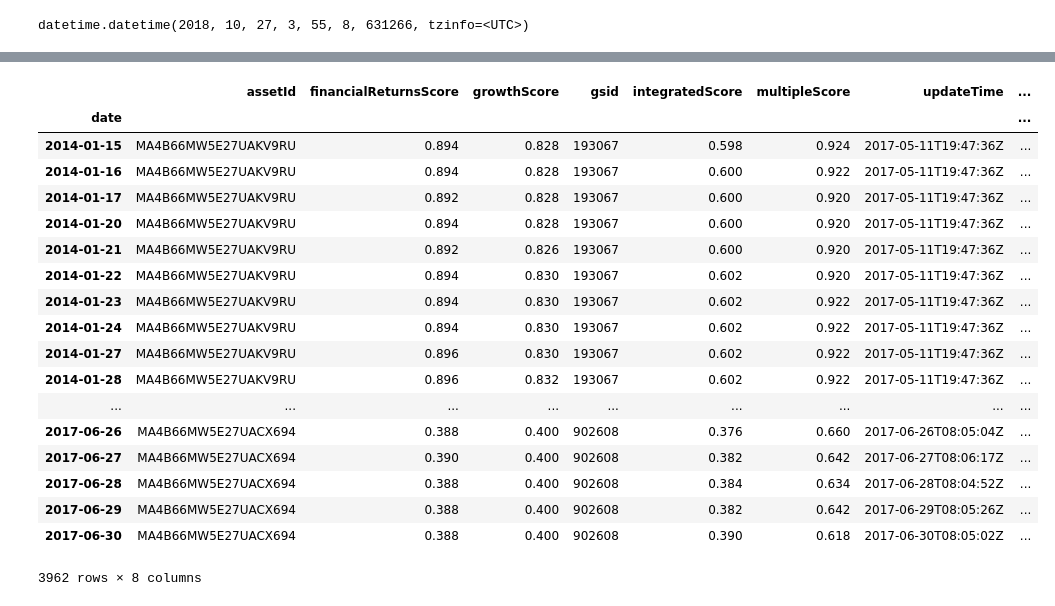
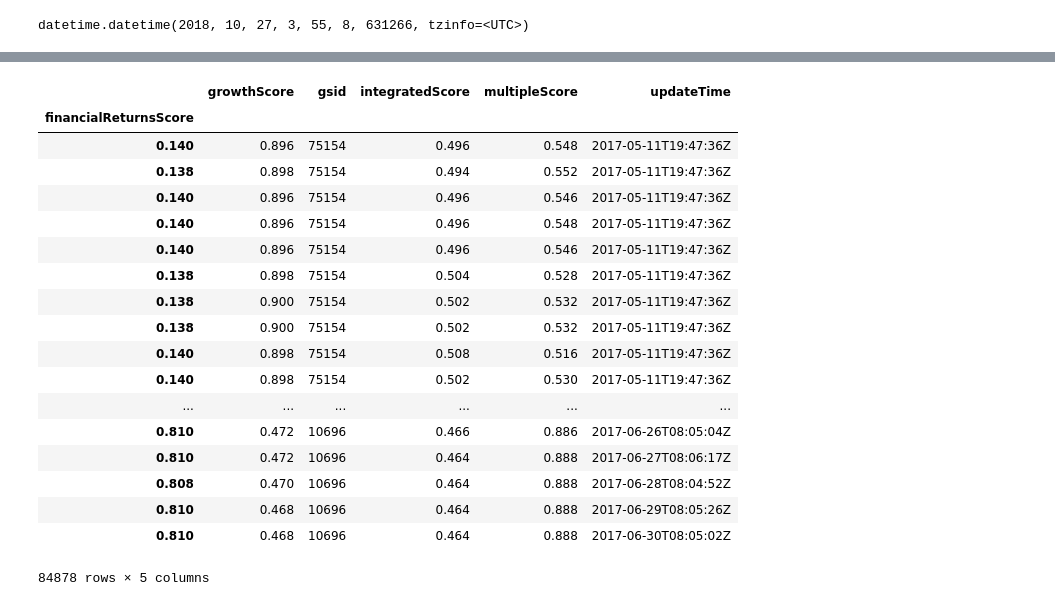
Before and after one commit to warrendeng/TickerPicker, a Jupyter notebook: gs_data_collection.ipynb, the cells around one changed output, grey strips where cells are left out. Saved outputs shown, nothing was run; the diff lists cells and outputs as text; code cells hidden in the pictures.

```diff
--- a/gs_data_collection.ipynb
+++ b/gs_data_collection.ipynb
@@ -24,15 +24,15 @@ datetime.datetime(2018, 10, 27, 3, 55, 8, 631266, tzinfo=<UTC>)
 # %%
 # parse all stock data
 gsids = ds.get_coverage()['gsid'].values.tolist()
-data = ds.get_data(date(2014, 1, 15), date(2019, 1, 15), gsid=gsids[0:5])
+data = ds.get_data(date(2014, 1, 15), date(2019, 1, 15))
 # data = ds.get_data(past_date, current_date, gsid=gsids[0:5])
 # data.head()
 
-for idx, row in data.iterrows():
-    marqueeAssetId = row['assetId']
-    asset = SecurityMaster.get_asset(marqueeAssetId, AssetIdentifier.MARQUEE_ID)
-#     print("processing...", asset.name, end=', ')
-    data.loc[data['assetId'] == marqueeAssetId, 'assetName'] = asset.name
+# for idx, row in data.iterrows():
+#     marqueeAssetId = row['assetId']
+#     asset = SecurityMaster.get_asset(marqueeAssetId, AssetIdentifier.MARQUEE_ID)
+# #     print("processing...", asset.name, end=', ')
+#     data.loc[data['assetId'] == marqueeAssetId, 'assetName'] = asset.name
 
 data.to_pickle("./gs_sec_data.pkl")
-data.head()
+# data.head()
@@ -75,24 +60,23 @@ data.head(n=25)
 # %%
-import csv
-data.to_csv("./gs_sec_data.csv", sep=',')
+data.to_csv("./gs_sec_data.csv", sep=',', index=False)
 pd.read_csv('gs_sec_data.csv', index_col=0)
 # %% [output]
-|  | assetId | financialReturnsScore | growthScore | gsid | integratedScore | multipleScore | updateTime | ... |
-| date |  |  |  |  |  |  |  | ... |
-| 2014-01-15 | MA4B66MW5E27UAKV9RU | 0.894 | 0.828 | 193067 | 0.598 | 0.924 | 2017-05-11T19:47:36Z | ... |
-| 2014-01-16 | MA4B66MW5E27UAKV9RU | 0.894 | 0.828 | 193067 | 0.600 | 0.922 | 2017-05-11T19:47:36Z | ... |
-| 2014-01-17 | MA4B66MW5E27UAKV9RU | 0.892 | 0.828 | 193067 | 0.600 | 0.920 | 2017-05-11T19:47:36Z | ... |
-| 2014-01-20 | MA4B66MW5E27UAKV9RU | 0.894 | 0.828 | 193067 | 0.600 | 0.920 | 2017-05-11T19:47:36Z | ... |
-| 2014-01-21 | MA4B66MW5E27UAKV9RU | 0.892 | 0.826 | 193067 | 0.600 | 0.920 | 2017-05-11T19:47:36Z | ... |
-| 2014-01-22 | MA4B66MW5E27UAKV9RU | 0.894 | 0.830 | 193067 | 0.602 | 0.920 | 2017-05-11T19:47:36Z | ... |
-| 2014-01-23 | MA4B66MW5E27UAKV9RU | 0.894 | 0.830 | 193067 | 0.602 | 0.922 | 2017-05-11T19:47:36Z | ... |
-| 2014-01-24 | MA4B66MW5E27UAKV9RU | 0.894 | 0.830 | 193067 | 0.602 | 0.922 | 2017-05-11T19:47:36Z | ... |
-| 2014-01-27 | MA4B66MW5E27UAKV9RU | 0.896 | 0.830 | 193067 | 0.602 | 0.922 | 2017-05-11T19:47:36Z | ... |
-| 2014-01-28 | MA4B66MW5E27UAKV9RU | 0.896 | 0.832 | 193067 | 0.602 | 0.922 | 2017-05-11T19:47:36Z | ... |
-| ... | ... | ... | ... | ... | ... | ... | ... | ... |
-| 2017-06-26 | MA4B66MW5E27UACX694 | 0.388 | 0.400 | 902608 | 0.376 | 0.660 | 2017-06-26T08:05:04Z | ... |
-| 2017-06-27 | MA4B66MW5E27UACX694 | 0.390 | 0.400 | 902608 | 0.382 | 0.642 | 2017-06-27T08:06:17Z | ... |
-| 2017-06-28 | MA4B66MW5E27UACX694 | 0.388 | 0.400 | 902608 | 0.384 | 0.634 | 2017-06-28T08:04:52Z | ... |
-| 2017-06-29 | MA4B66MW5E27UACX694 | 0.388 | 0.400 | 902608 | 0.382 | 0.642 | 2017-06-29T08:05:26Z | ... |
-| 2017-06-30 | MA4B66MW5E27UACX694 | 0.388 | 0.400 | 902608 | 0.390 | 0.618 | 2017-06-30T08:05:02Z | ... |
+|  | growthScore | gsid | integratedScore | multipleScore | updateTime |
+| financialReturnsScore |  |  |  |  |  |
+| 0.140 | 0.896 | 75154 | 0.496 | 0.548 | 2017-05-11T19:47:36Z |
+| 0.138 | 0.898 | 75154 | 0.494 | 0.552 | 2017-05-11T19:47:36Z |
+| 0.140 | 0.896 | 75154 | 0.496 | 0.546 | 2017-05-11T19:47:36Z |
+| 0.140 | 0.896 | 75154 | 0.496 | 0.548 | 2017-05-11T19:47:36Z |
+| 0.140 | 0.896 | 75154 | 0.496 | 0.546 | 2017-05-11T19:47:36Z |
+| 0.138 | 0.898 | 75154 | 0.504 | 0.528 | 2017-05-11T19:47:36Z |
+| 0.138 | 0.900 | 75154 | 0.502 | 0.532 | 2017-05-11T19:47:36Z |
+| 0.138 | 0.900 | 75154 | 0.502 | 0.532 | 2017-05-11T19:47:36Z |
+| 0.140 | 0.898 | 75154 | 0.508 | 0.516 | 2017-05-11T19:47:36Z |
+| 0.140 | 0.898 | 75154 | 0.502 | 0.530 | 2017-05-11T19:47:36Z |
+| ... | ... | ... | ... | ... | ... |
+| 0.810 | 0.472 | 10696 | 0.466 | 0.886 | 2017-06-26T08:05:04Z |
+| 0.810 | 0.472 | 10696 | 0.464 | 0.888 | 2017-06-27T08:06:17Z |
+| 0.808 | 0.470 | 10696 | 0.464 | 0.888 | 2017-06-28T08:04:52Z |
+| 0.810 | 0.468 | 10696 | 0.464 | 0.888 | 2017-06-29T08:05:26Z |
+| 0.810 | 0.468 | 10696 | 0.464 | 0.888 | 2017-06-30T08:05:02Z |
-3962 rows × 8 columns
+84878 rows × 5 columns
```
Also changed, not shown: parts of 2 cells of this notebook, 2 other files.
